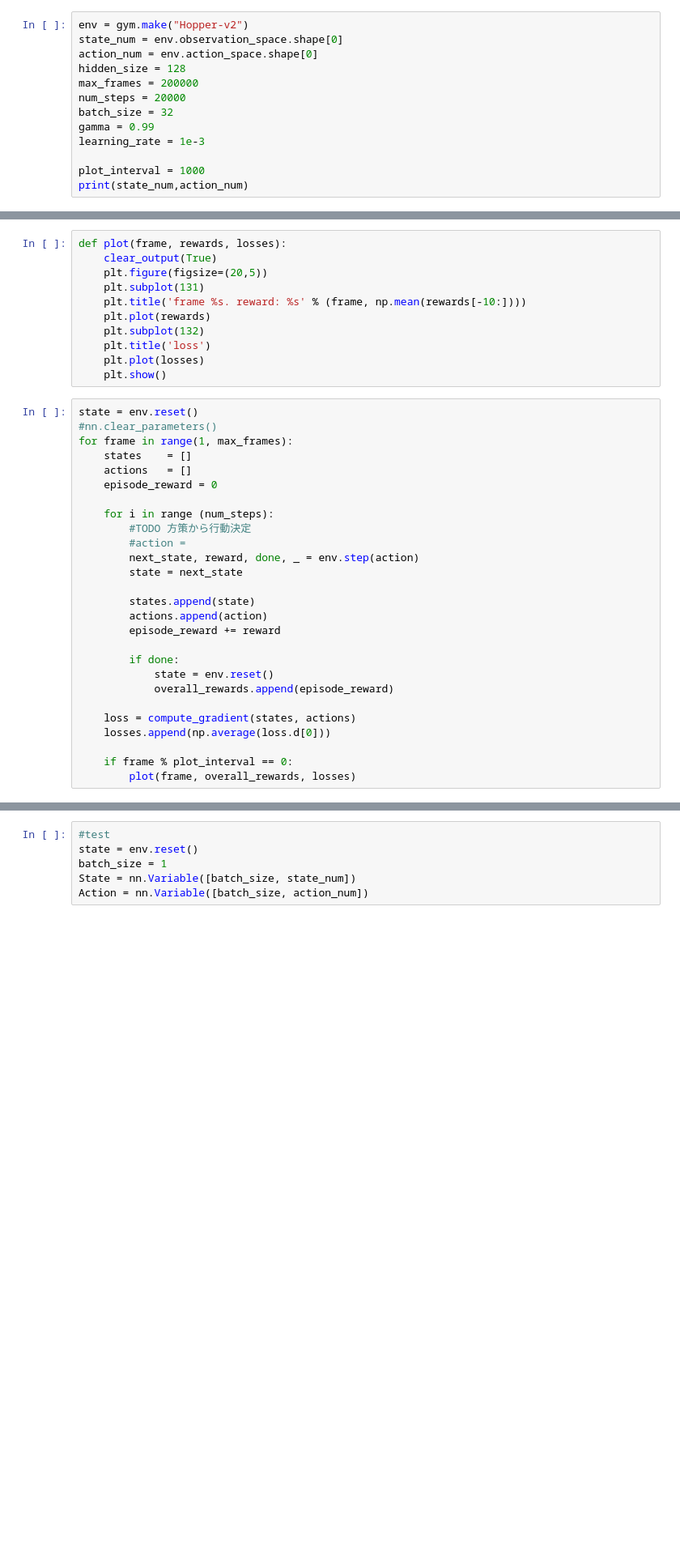
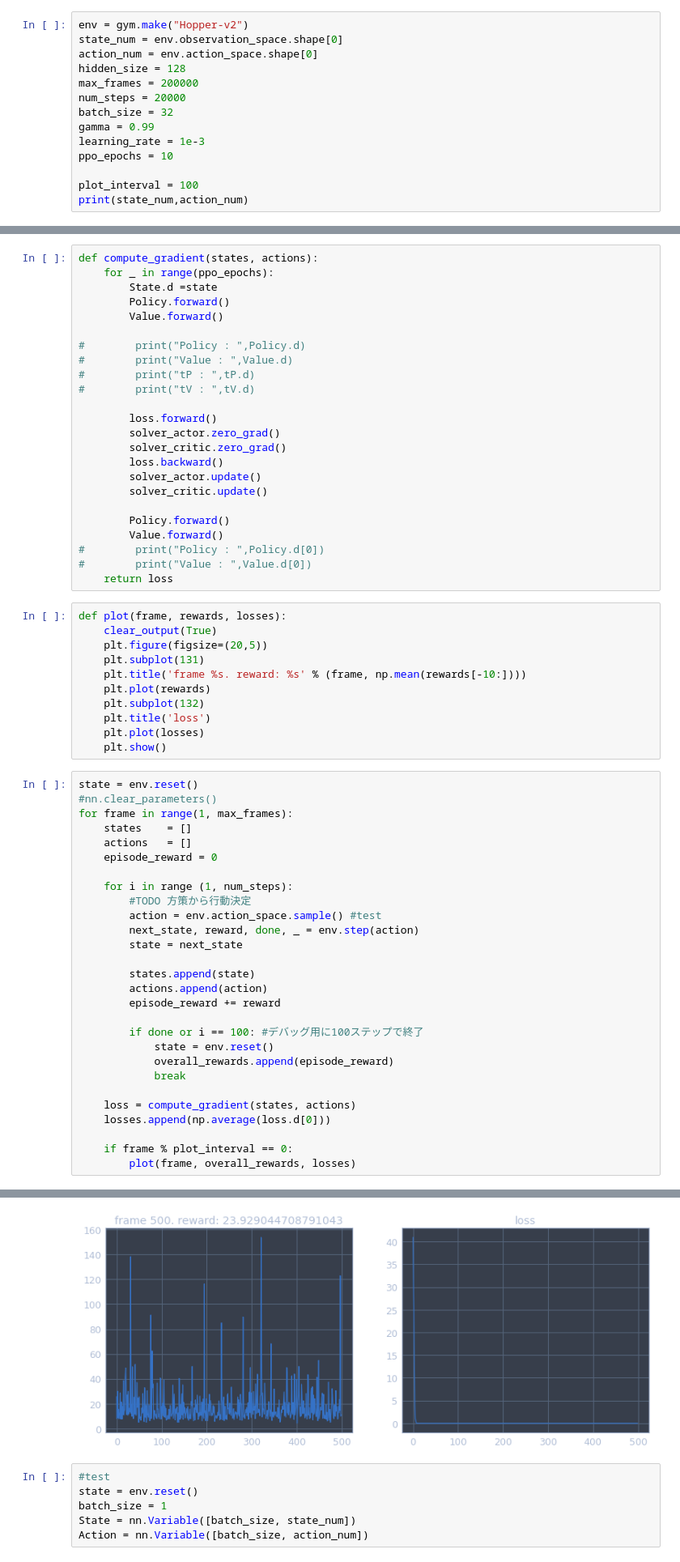
Before and after one commit to kinopiiiii/NNabla_RL, a Jupyter notebook: pg_nnabla.ipynb, the cells around one changed output, grey strips where cells are left out. Shown at 81% size. Cells and saved outputs as stored; diff of their text form; blank space fills up the shorter version.

Commit message:
[update] Actor-criticの更新実装

```diff
--- a/pg_nnabla.ipynb
+++ b/pg_nnabla.ipynb
@@ -32,8 +33,9 @@ num_steps = 20000
 batch_size = 32
 gamma = 0.99
 learning_rate = 1e-3
+ppo_epochs = 10
 
-plot_interval = 1000
+plot_interval = 100
 print(state_num,action_num)
 # %% [output]
 Choosing the latest nvidia driver: /usr/lib/nvidia-396, among ['/usr/lib/nvidia-375', '/usr/lib/nvidia-396']
@@ -116,3 +124,27 @@ IndentationError: expected an indented block (<ipython-input-6-70927405baa9>, li
+# %%
+def compute_gradient(states, actions):
+    for _ in range(ppo_epochs):
+        State.d =state
+        Policy.forward()
+        Value.forward()
+
+#        print("Policy : ",Policy.d)
+#        print("Value : ",Value.d)
+#        print("tP : ",tP.d)
+#        print("tV : ",tV.d)
+
+        loss.forward()
+        solver_actor.zero_grad()
+        solver_critic.zero_grad()
+        loss.backward()
+        solver_actor.update()
+        solver_critic.update()
+
+        Policy.forward()
+        Value.forward()
+#        print("Policy : ",Policy.d[0])
+#        print("Value : ",Value.d[0])
+    return loss
 # %%
 def plot(frame, rewards, losses):
     clear_output(True)
@@ -132,9 +164,9 @@ for frame in range(1, max_frames):
     actions   = []
     episode_reward = 0
 
-    for i in range (num_steps):
+    for i in range (1, num_steps):
         #TODO 方策から行動決定
-        #action =
+        action = env.action_space.sample() #test
         next_state, reward, done, _ = env.step(action)
         state = next_state
 
@@ -142,9 +174,10 @@ for frame in range(1, max_frames):
         actions.append(action)
         episode_reward += reward
 
-        if done:
+        if done or i == 100: #デバッグ用に100ステップで終了
             state = env.reset()
             overall_rewards.append(episode_reward)
+            break
 
     loss = compute_gradient(states, actions)
     losses.append(np.average(loss.d[0]))
@@ -156,3 +188,4 @@ NameError: name 'action' is not defined
+[figure, added]
 # %%
 #test
 state = env.reset()
```
Also changed, not shown: parts of 7 cells of this notebook.
